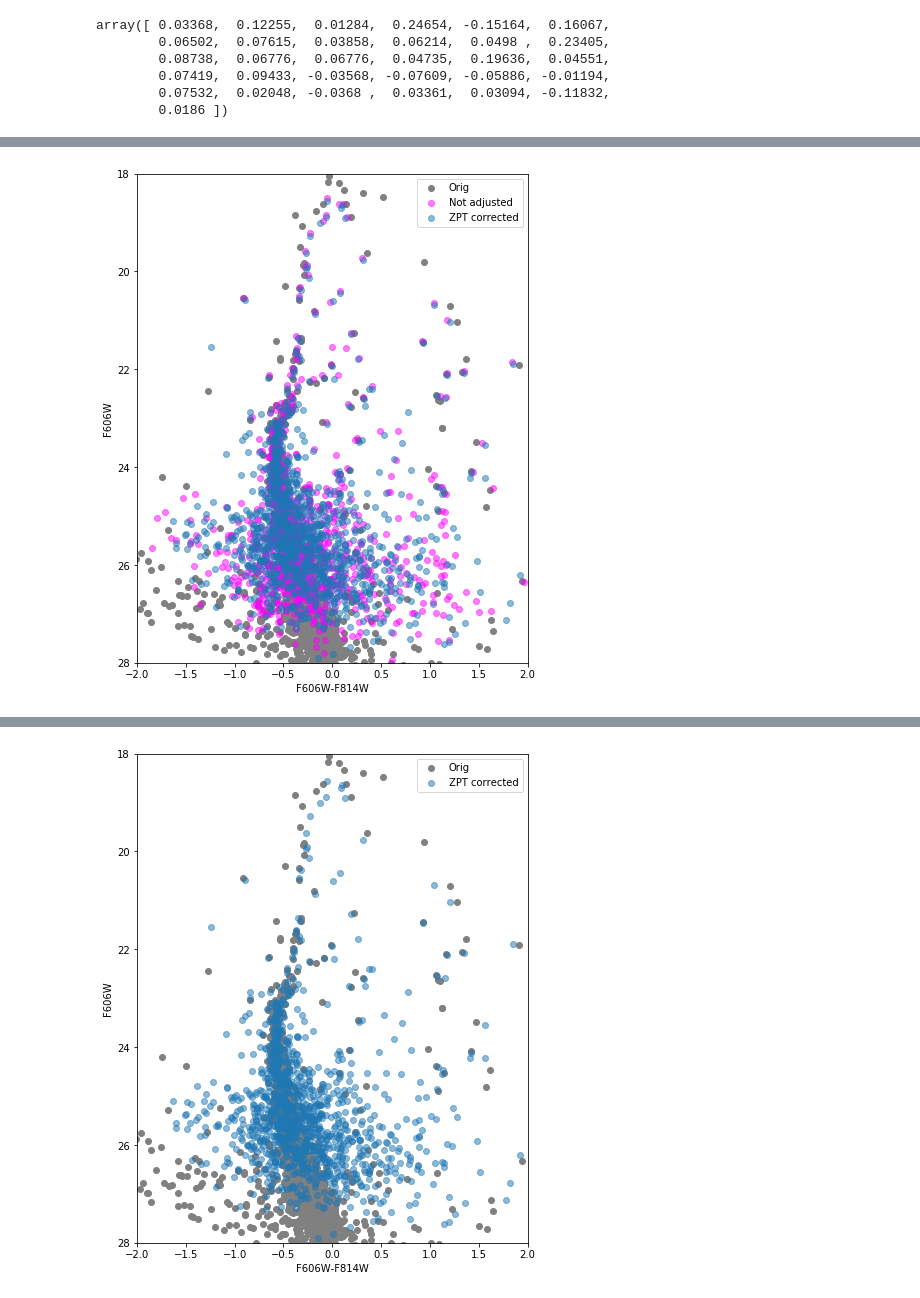
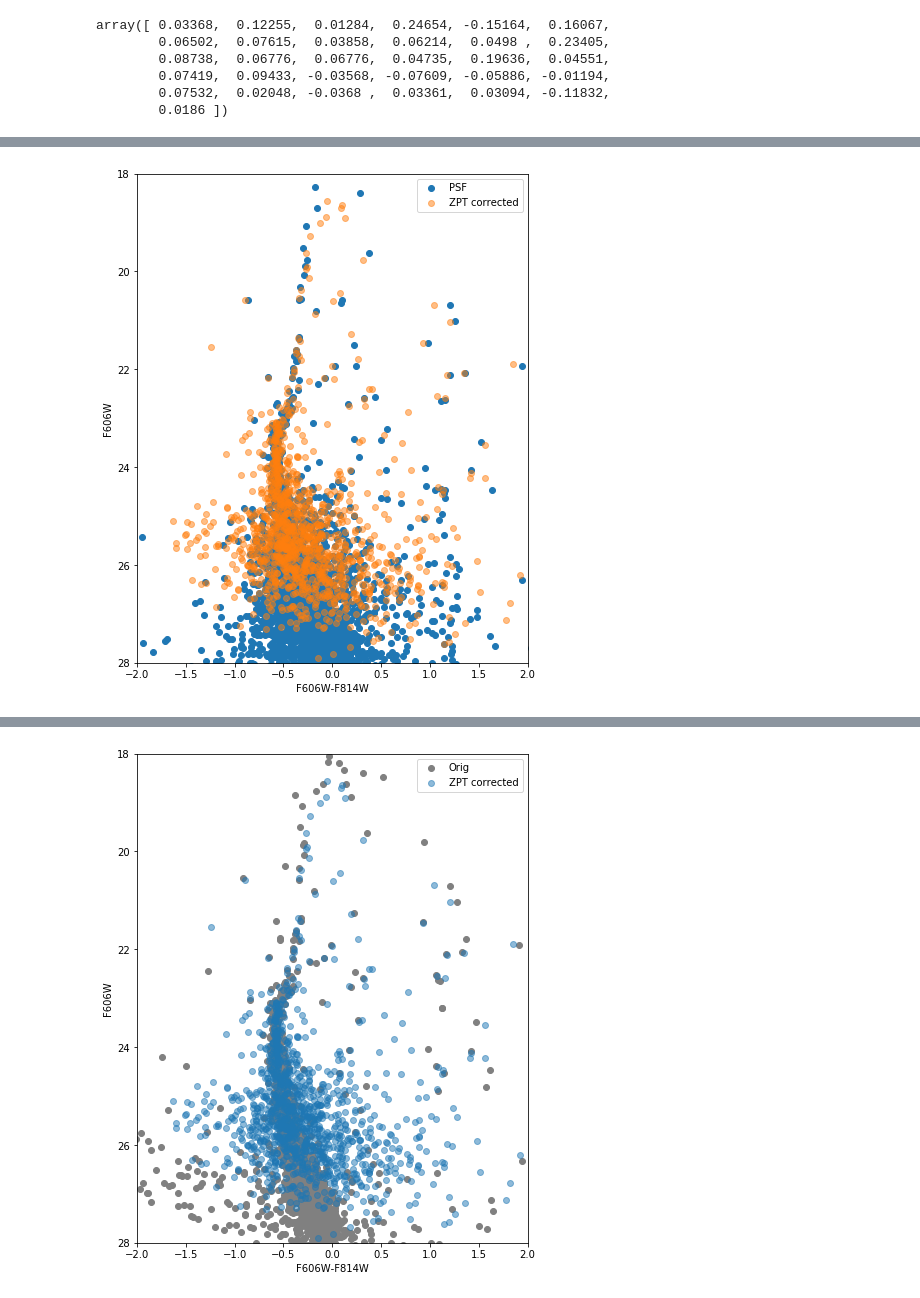
Before and after one commit to hrichstein/treasuryPipeline, a Jupyter notebook: cmdsOfdiffMags.ipynb, the cells around one changed output, grey strips where cells are left out. Cells and saved outputs as stored; diff of their text form; code cells hidden in the pictures.

```diff
--- a/cmdsOfdiffMags.ipynb
+++ b/cmdsOfdiffMags.ipynb
@@ -98,16 +176,16 @@ sc_mean_814_all=sc_mean_814_all.flatten()
 # %%
 fig, ax = plt.subplots(figsize=(7,9))
 
-ax.scatter(orig['magRaw_v']-orig['magRaw_i'],orig['magRaw_v'],label='Orig',color='gray')
-ax.scatter(lit_all['mean_f606w']-lit_all['mean_f814w'],lit_all['mean_f606w'],\
-           label='Not adjusted',color='magenta',alpha=0.5)
+ax.scatter(psf['m606c']-psf['m814c'],psf['m606c'],label='PSF')
+# ax.scatter(orig['magRaw_v']-orig['magRaw_i'],orig['magRaw_v'],label='Orig',color='gray')
+# ax.scatter(lit_all['mean_f606w']-lit_all['mean_f814w'],lit_all['mean_f606w'],\
+#            label='Not adjusted',color='magenta',alpha=0.5)
 ax.scatter(sc_mean_606_all-sc_mean_814_all,sc_mean_606_all,label='ZPT corrected',alpha=0.5)
-
 ax.set_ylim(28,18)
 ax.set_xlim(-2,2)
 ax.set_ylabel('F606W')
 ax.set_xlabel('F606W-F814W')
 ax.legend()
 plt.show()
 # %% [output]
-[figure, old version]
+[figure, new version]
```
Also changed, not shown: parts of 12 cells of this notebook, 13 other files.
